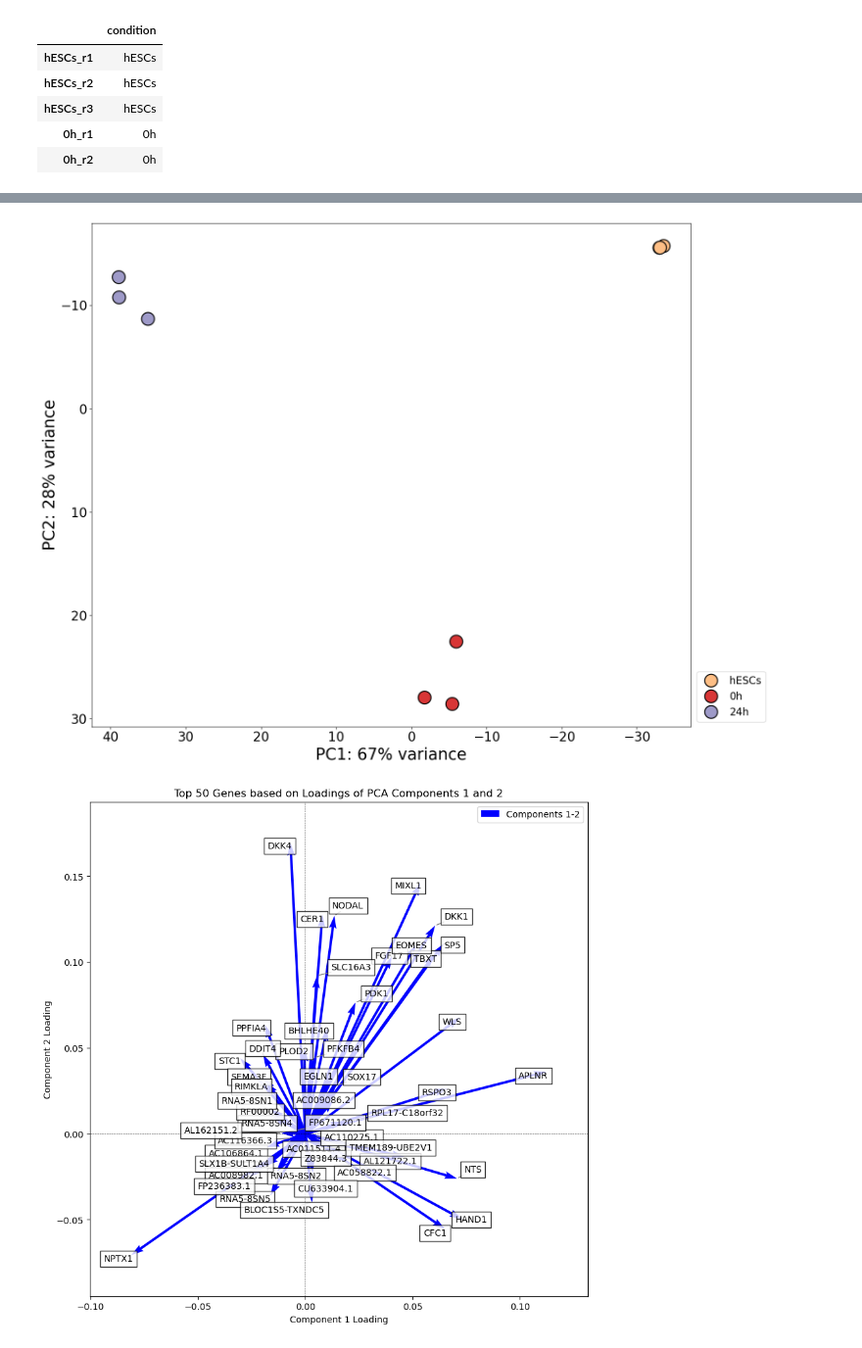
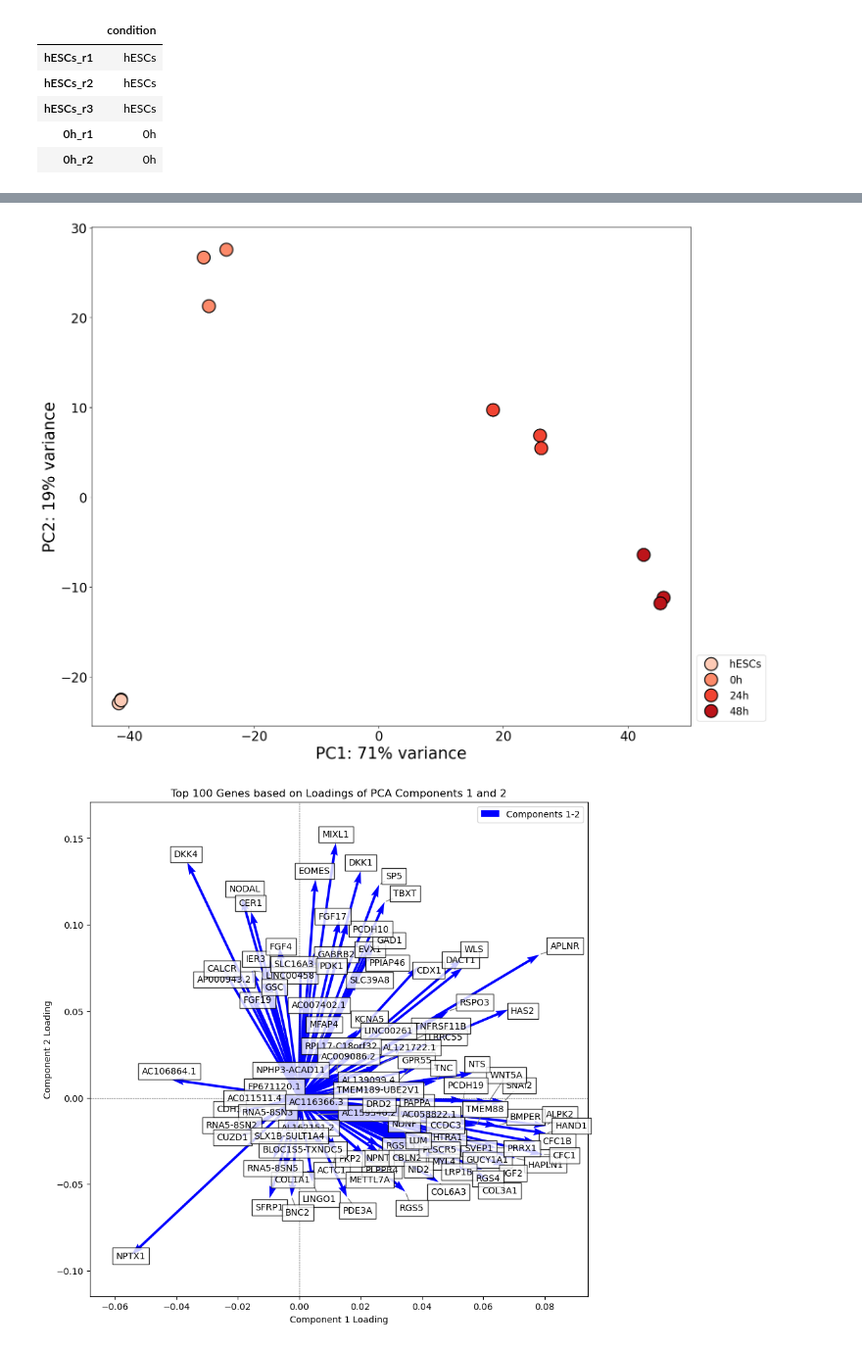
Before and after one commit to PauPascualMas/chiron_gastruloids_bulk_rna_seq, a Jupyter notebook: analysis/notebooks/human_plots.ipynb, the cells around one changed output, grey strips where cells are left out. Shown at 98% size. Cells and saved outputs as stored; diff of their text form; code cells hidden in the pictures.

```diff
--- a/analysis/notebooks/human_plots.ipynb
+++ b/analysis/notebooks/human_plots.ipynb
@@ -24,7 +24,7 @@ counts.drop(columns='gene_ID', inplace=True)
 counts = counts.T
 
 # kepp hESC, 0h and 24h
-counts = counts[counts.index.str.contains(r'hESC|0h|24h')]
+counts = counts[counts.index.str.contains(r'hESC|0h|24h|48h')]
 
 # Ensure counts are integers
 counts = counts.fillna(0)  # Replace NaNs with 0
@@ -159,8 +138,9 @@ fig, ax = plt.subplots(1, 1, figsize=(16,12))
 
 palette_dict = {
     'hESCs': '#FDBE85',  # light orange
-    '0h': "#D83636",     # light red
-    '24h': '#9E9AC8'     # light purple
+    '0h': "#E2B740",     # light red
+    '24h': "#E66814",
+    '48h': "#B95050"   # light purple
 }
 
 
@@ -169,7 +149,7 @@ sns.scatterplot(
     x='PC1',
     y='PC2',
     hue=dds.obs.condition,
-    palette=palette_dict,
+    palette='Reds',
     s=400,
     edgecolor='black',
     ax=ax
@@ -180,8 +160,8 @@ ax.set_xlabel(f'PC1: {int(round(pca.explained_variance_ratio_[0]*100))}% varianc
 ax.set_ylabel(f'PC2: {int(round(pca.explained_variance_ratio_[1]*100))}% variance', fontsize=25)
 plt.xticks(fontsize=20)
 plt.yticks(fontsize=20)
-ax.invert_xaxis()
-ax.invert_yaxis()
+#ax.invert_xaxis()
+#ax.invert_yaxis()
 
 # Legend
 handles, labels = ax.get_legend_handles_labels()
@@ -191,15 +171,15 @@ plt.tight_layout()
 plt.savefig(f"../results/human_gastruloids_pca_scatterplot.{save_format}", bbox_inches="tight", transparent=True)
 plt.show()
 # %% [output]
-[figure, old version]
+[figure, new version]
 # %%
 fig,ax = plt.subplots(figsize=(10,10))
 
-plot_loadings_components(pca,0,1,df1_fs.columns.values,50,ax)
+plot_loadings_components(pca,0,1,df1_fs.columns.values,100,ax)
 
-plt.savefig(f"../results/human_gastruloids_analysis_heatmap_50loadings.{save_format}",bbox_inches="tight",transparent=True)
+plt.savefig(f"../results/human_gastruloids_analysis_heatmap_100loadings.{save_format}",bbox_inches="tight",transparent=True)
 # %% [output]
-[figure, old version]
+[figure, new version]
 # %%
 fig,ax = plt.subplots(figsize=(10,10))
 
```
Also changed, not shown: parts of 25 cells of this notebook, 6 other files.
